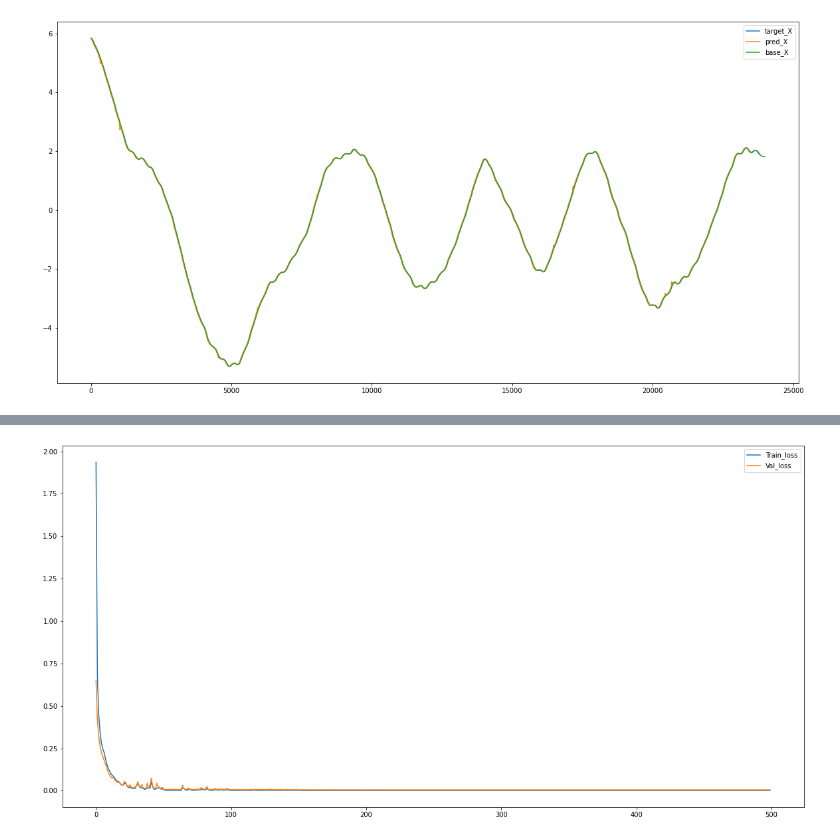
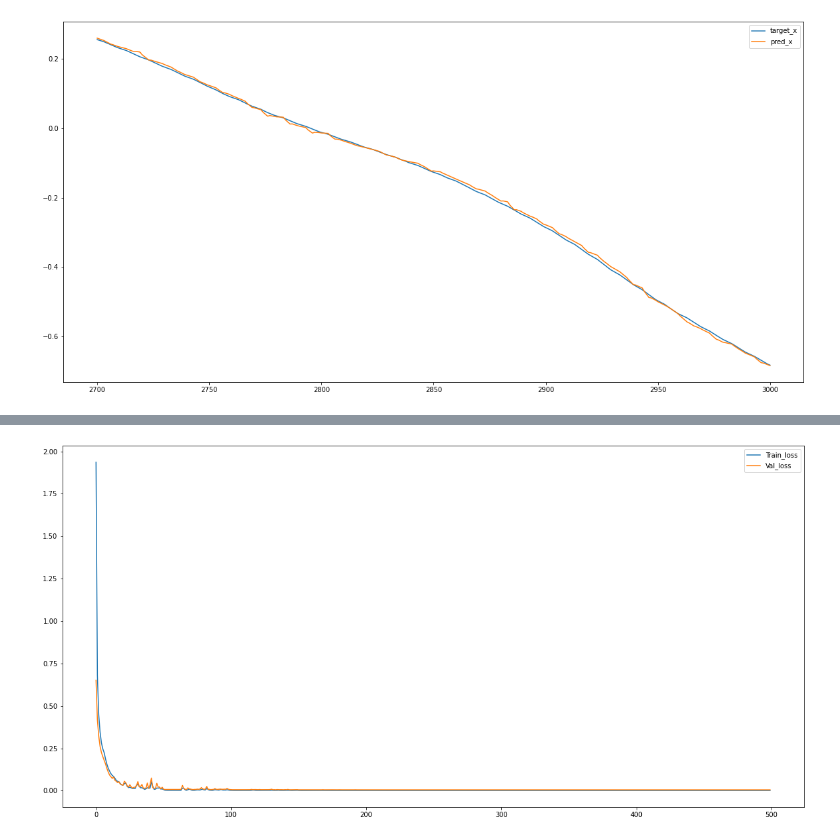
Before and after one commit to oleksa-oleksa/MasterThesis_UserPosition_6DOF, a Jupyter notebook: Development/notebooks/thesis_plots.ipynb, the cells around one changed output, grey strips where cells are left out. Saved outputs shown, nothing was run; the diff lists cells and outputs as text; code cells hidden in the pictures.

Commit message:
Section -Baseline model- added plots for a Baseline

```diff
--- a/Development/notebooks/thesis_plots.ipynb
+++ b/Development/notebooks/thesis_plots.ipynb
@@ -7,7 +7,7 @@ import pandas as pd
 import numpy as np
 import os
 
-dest = '../results/plotter/'
+dest = '../results/plotter'
 targets = pd.read_csv('../results/targets/targets.csv')
 dataset_lengh_sec = targets.shape[0]
 ts = np.arange(0, dataset_lengh_sec + cfg['dt'], cfg['dt'])
@@ -40,0 +75,22 @@ print(base.head(25))
+# %%
+axis = 'x'
+model = base
+model_name = "base_zoom"
+min_x = 0
+max_x = 500
+
+fig = plt.figure()
+plt.plot(targets.loc[min_x:max_x, axis], color='green', linestyle='solid', label=(axis + '_target'), linewidth=1)
+plt.plot(model.loc[min_x:max_x, axis], color='green', linestyle='dashed', label=(axis + '_predicted'), linewidth=1)
+
+fig.set_figwidth(20)
+fig.set_figheight(10)
+plt.xlabel('Sample')
+plt.ylabel('Coordinates for X position of an user, meters')
+plt.legend()
+plt.grid()
+plt.xticks(np.arange(min_x, max_x+1, 20))
+plt.show()
+
+out = os.path.join(dest, f"{model_name}-{axis}.pdf")
+fig.savefig(out)
@@ -41,14 +99,16 @@ print(base.head(25))
 # %%
-compare1 = 'x'
-comp1 = plt.figure()
-plt.plot(targets.loc[:len(ts)-1, compare1],label='target_X')
-plt.plot(predictions.loc[:len(ts)-1, compare1],label='pred_X')
-plt.plot(base.loc[:len(ts)-1, compare1],label='base_X')
-comp1.set_figwidth(20)
-comp1.set_figheight(10)
+column = 'x'
+model = gru1
+model_name = "gru1_zoom"
+
+fig = plt.figure()
+plt.plot(targets.loc[2700:3000, column],label=('target_' + axis))
+plt.plot(model.loc[2700:3000, column],label=('pred_' + axis))
+fig.set_figwidth(20)
+fig.set_figheight(10)
 plt.legend()
 plt.show()
-dest1 = os.path.join(dest, f"{model}-{compare1}.pdf")
-comp1.savefig(dest1)
+out = os.path.join(dest, f"{model_name}-{column}.pdf")
+fig.savefig(out)
 # %% [output]
-[figure, old version]
+[figure, new version]
```
Also changed, not shown: parts of 15 cells of this notebook, 19 other files.
